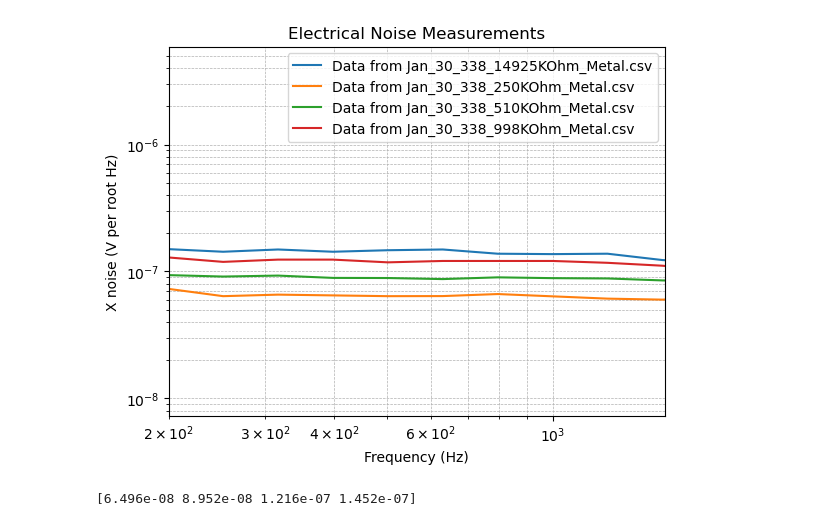
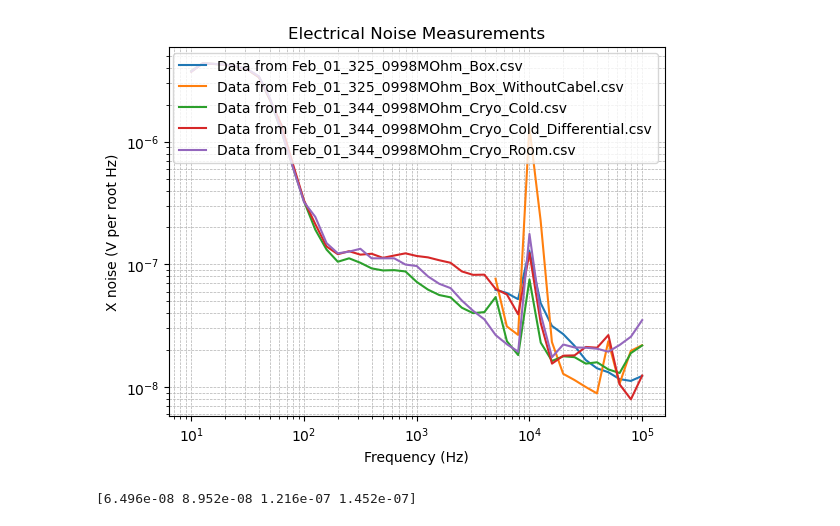
Before and after one commit to JackMacaulay/Advanced-Engineering-Physics-Lab, a Jupyter notebook: Electrical_Noise/Cryo and Tests/cryo_plotting.ipynb, the cells around one changed output. Cells and saved outputs as stored; diff of their text form; code cells hidden in the pictures.

Commit message:
changes to plotting files

```diff
--- a/Electrical_Noise/Cryo and Tests/cryo_plotting.ipynb
+++ b/Electrical_Noise/Cryo and Tests/cryo_plotting.ipynb
@@ -1,54 +1,44 @@
 # %%
 import os
 import pandas as pd
 import numpy as np
 import matplotlib.pyplot as plt
 
-# Specify the folder path where the data files are located
-folder_path = r"Jan_30_Clean_Data"
+# Get a list of all CSV files in the current directory
+csv_files = [file for file in os.listdir('.') if file.endswith(".csv")]
 
-# Get a list of all CSV files in the folder
-csv_files = [file for file in os.listdir(folder_path) if file.endswith(".csv")]
-termiator_noise_file = "Jan_30_338_50Ohm_Metal.csv"
-
-file_path = os.path.join(folder_path, termiator_noise_file)
-df = pd.read_csv(file_path)
-terminator_noise_data = df['X noise (V per root Hz) - Plot 0']
+# Directly use the file name, as the files are in the current directory
 
 avg_values = []
 
+
 # Loop through each CSV file and plot the data
 for file in csv_files:
+    # Directly use the file name
+    df = pd.read_csv(file)
 
-    if (file != termiator_noise_file):
-        file_path = os.path.join(folder_path, file)
-        df = pd.read_csv(file_path)
+    x_values = df['Frequency (Hz) - Plot 0']
+    y_values = df['X noise (V per root Hz) - Plot 0']
 
-        x_values = df['Frequency (Hz) - Plot 0']
-        y_values = df['X noise (V per root Hz) - Plot 0']
+    avg_values.append(np.average(y_values[15:20]))
 
-        #y_values = np.sqrt(y_values**2 - terminator_noise_data**2)
-
-        avg_values.append(np.average(y_values[15:20]))
-
-        plt.loglog(x_values, y_values, label=f'Data from {file}')
-
+    plt.loglog(x_values, y_values, label=f'Data from {file}')
 
 plt.xlabel('Frequency (Hz)')
 plt.ylabel('X noise (V per root Hz)')
 plt.title('Electrical Noise Measurements')
 
 plt.legend()
 
 # Set log scale for grid lines
 plt.grid(True, which='both', linestyle='--', linewidth=0.5)
 plt.xscale('log')
 plt.yscale('log')
 
-plt.xlim(200,1600)
+#plt.xlim(200, 1000)
 plt.show()
 # %% [output]
-[figure, old version]
+[figure, new version]
 # %%
 avg_values = np.array(avg_values)
 avg_values = np.sort(avg_values)
```
Also changed, not shown: parts of 1 cell of this notebook, 4 other files.
